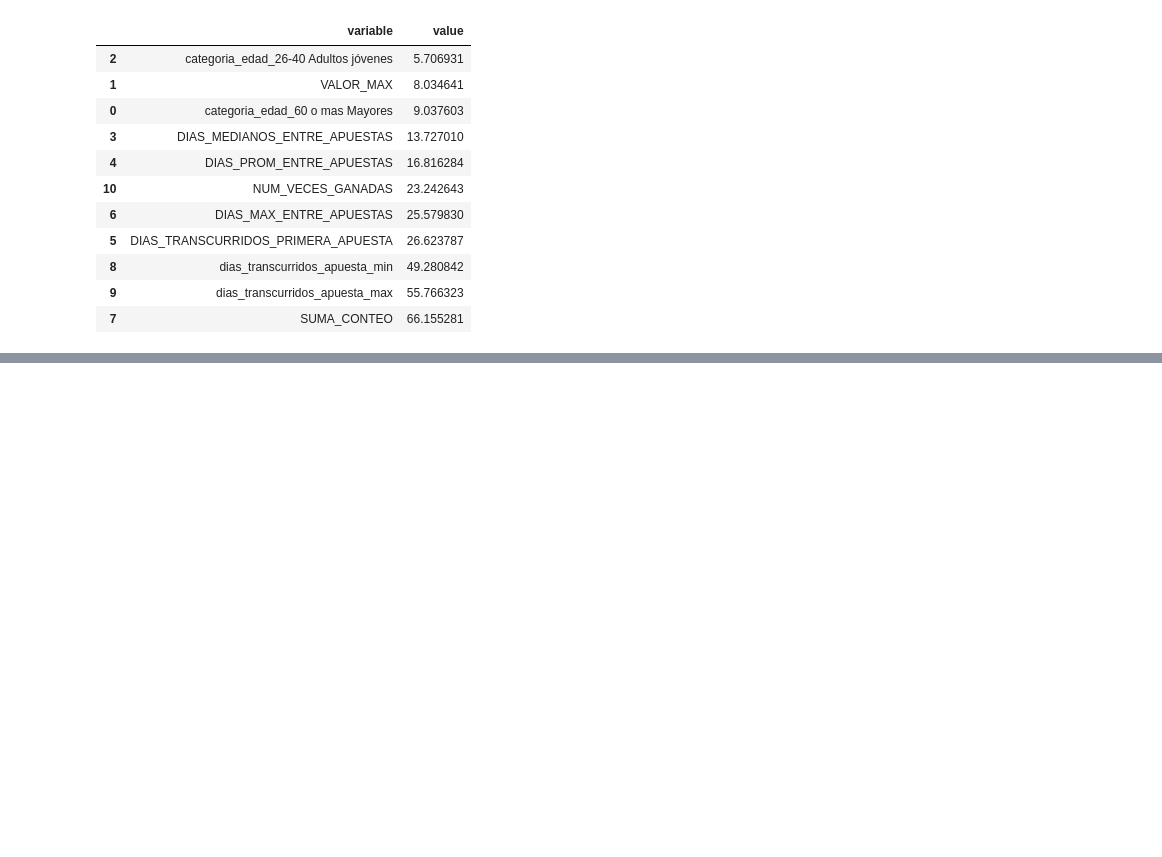
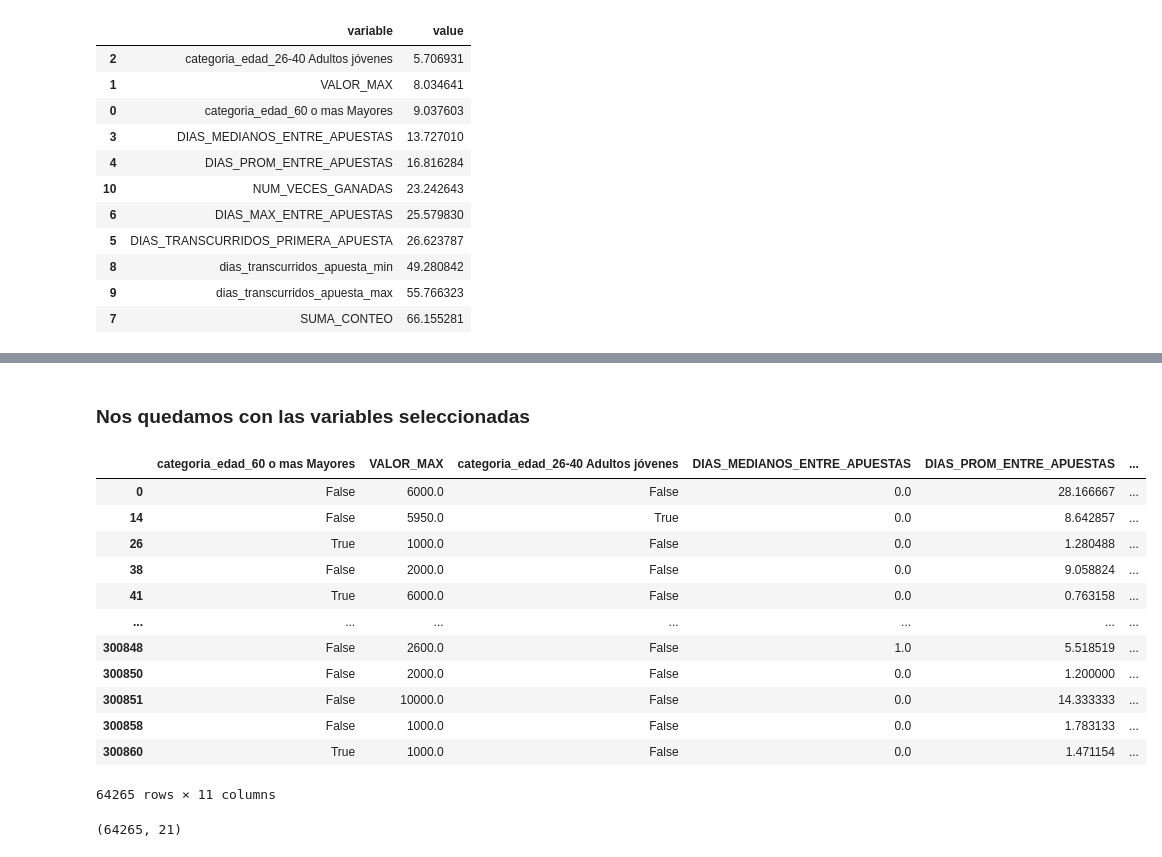
Before and after one commit to SantiagoCastro1495/TFM---VIU, a Jupyter notebook: 2. EDA y Modelado.ipynb, the cells around one changed output, grey strips where cells are left out. Cells and saved outputs as stored; diff of their text form; code cells hidden in the pictures; blank space fills up the shorter version.

```diff
--- a/2. EDA y Modelado.ipynb
+++ b/2. EDA y Modelado.ipynb
@@ -1568,0 +1609,2 @@ importances_features1.to_excel(path + 'salida_feature.xlsx')
+# %% [markdown]
+### Nos quedamos con las variables seleccionadas
@@ -1568,0 +1613,20 @@ importances_features1.to_excel(path + 'salida_feature.xlsx')
+# %%
+X_var_select
+# %% [output]
+|  | categoria_edad_60 o mas Mayores | VALOR_MAX | categoria_edad_26-40 Adultos jóvenes | DIAS_MEDIANOS_ENTRE_APUESTAS | DIAS_PROM_ENTRE_APUESTAS | ... |
+| 0 | False | 6000.0 | False | 0.0 | 28.166667 | ... |
+| 14 | False | 5950.0 | True | 0.0 | 8.642857 | ... |
+| 26 | True | 1000.0 | False | 0.0 | 1.280488 | ... |
+| 38 | False | 2000.0 | False | 0.0 | 9.058824 | ... |
+| 41 | True | 6000.0 | False | 0.0 | 0.763158 | ... |
+| ... | ... | ... | ... | ... | ... | ... |
+| 300848 | False | 2600.0 | False | 1.0 | 5.518519 | ... |
+| 300850 | False | 2000.0 | False | 0.0 | 1.200000 | ... |
+| 300851 | False | 10000.0 | False | 0.0 | 14.333333 | ... |
+| 300858 | False | 1000.0 | False | 0.0 | 1.783133 | ... |
+| 300860 | True | 1000.0 | False | 0.0 | 1.471154 | ... |
+64265 rows × 11 columns
+# %%
+X.shape
+# %% [output]
+(64265, 21)
```
Also changed, not shown: parts of 21 cells of this notebook.
